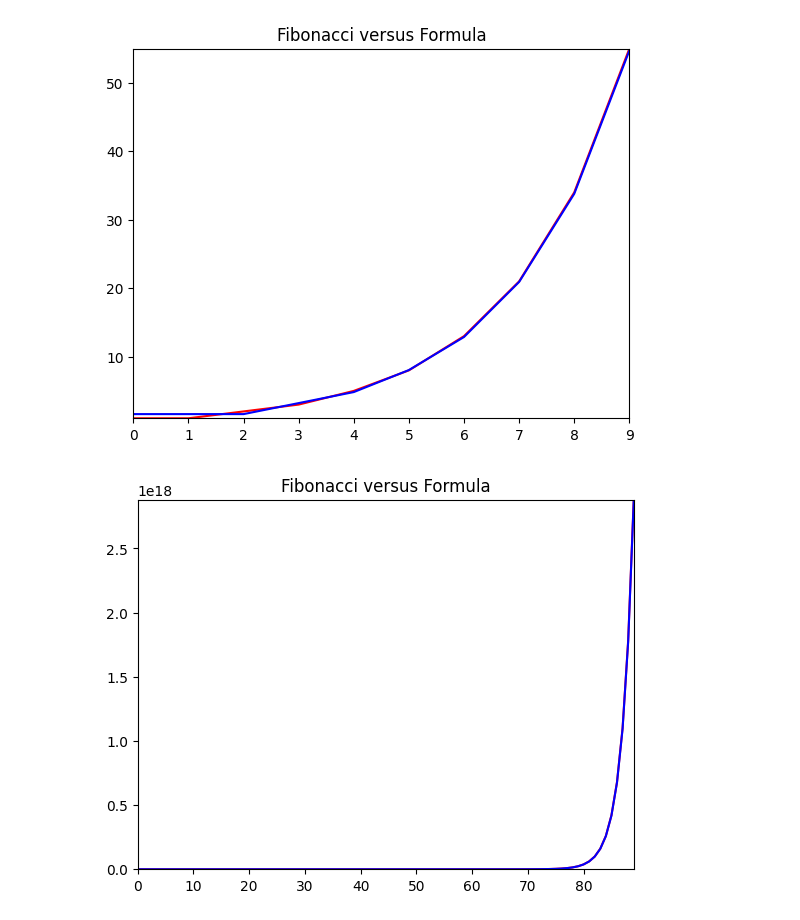
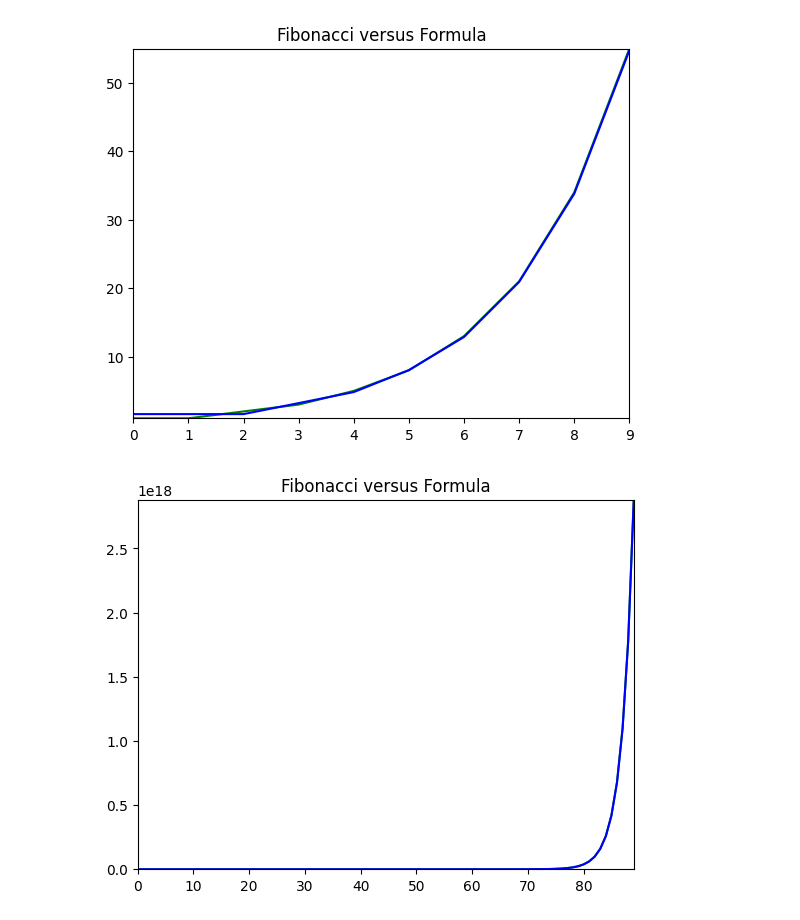
Before and after one commit to josef-alt/random-python-stuff, a Jupyter notebook: Conversion/Estimations.ipynb, the cells around one changed output. Drawn from its saved outputs; the diff is of its cells as text; code cells hidden in the pictures.

Commit message:
changed plot from red to green to reserve red for error

```diff
--- a/Conversion/Estimations.ipynb
+++ b/Conversion/Estimations.ipynb
@@ -20,16 +20,16 @@ diff = np.abs(estimation - actual) / actual * 100
 # %%
 # fitst 10 values
 limit = 10
 y_act = actual[:limit]
 y_est = estimation[:limit]
 x = range(limit)
 plt.title('Fibonacci versus Formula')
-plt.plot(x, y_act, 'r')
+plt.plot(x, y_act, 'g')
 plt.plot(x, y_est, 'b')
 plt.axis([x[0], x[-1], min(y_act), max(y_act)])
 plt.show()
 # %% [output]
-[figure, old version]
+[figure, new version]
 # %%
 limit = 90
 y_act = actual[:limit]
```
Also changed, not shown: parts of 1 cell of this notebook.
